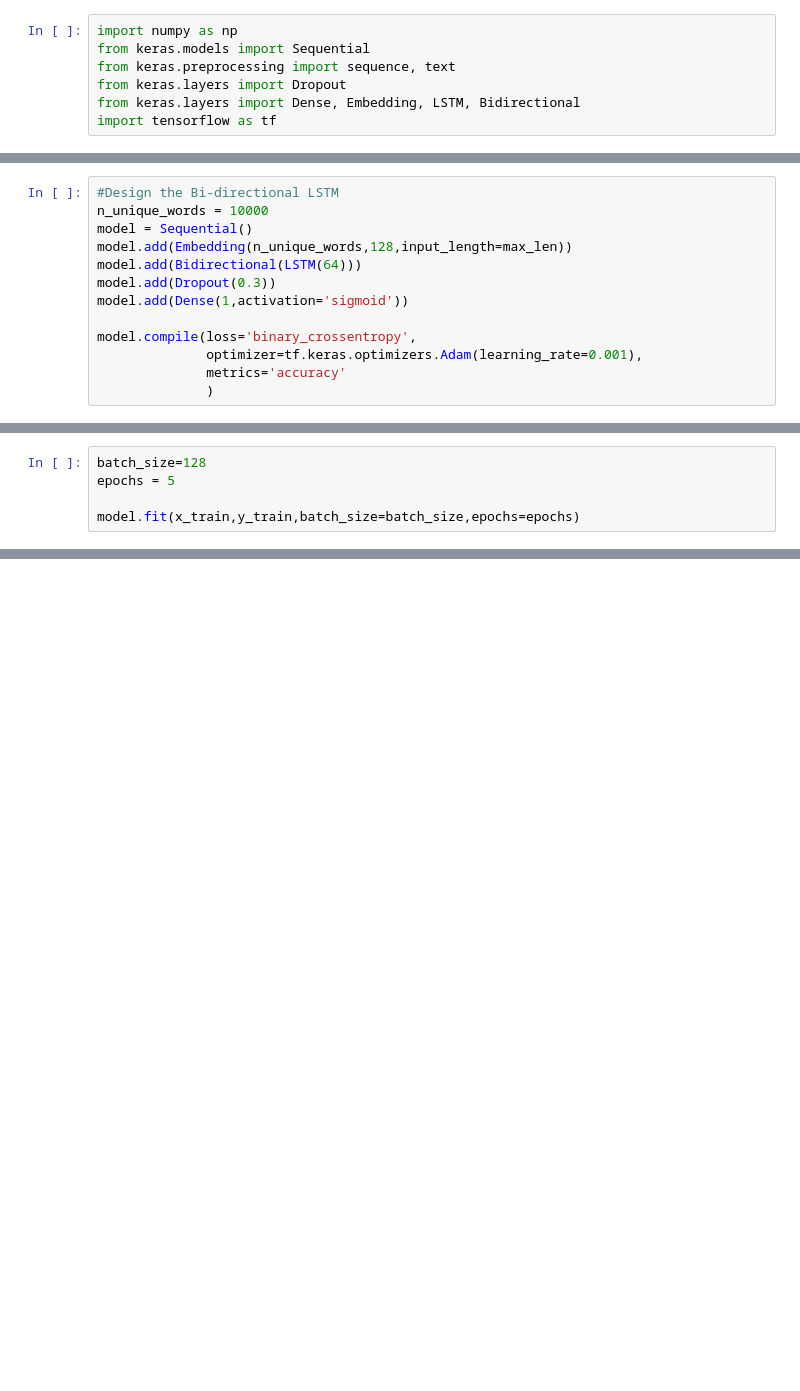
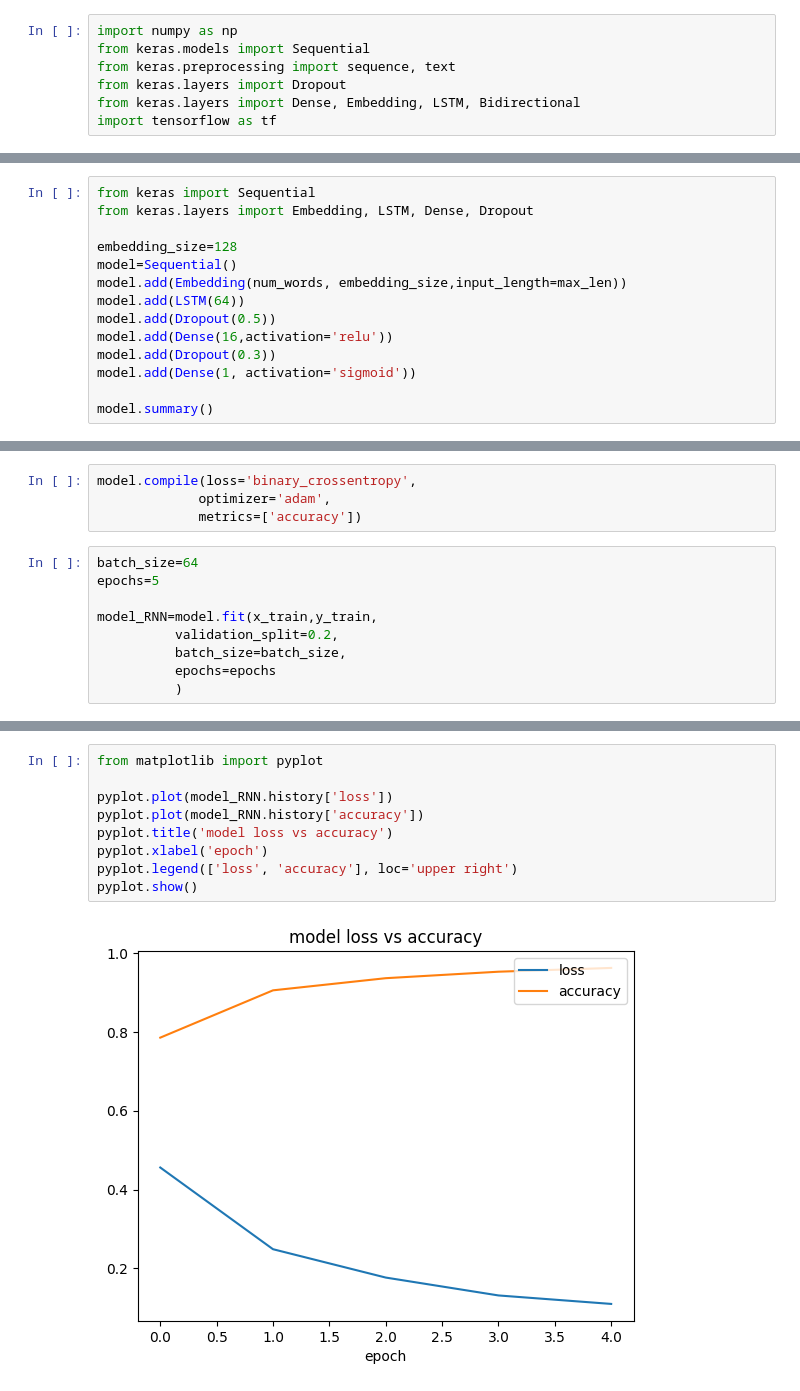
Before and after one commit to TriAnLe171/mlreseach_summer_2023, a Jupyter notebook: BiLSTM_IMDB.ipynb, the cells around one changed output, grey strips where cells are left out. Saved outputs shown, nothing was run; the diff lists cells and outputs as text; blank space fills up the shorter version.

```diff
--- a/BiLSTM_IMDB.ipynb
+++ b/BiLSTM_IMDB.ipynb
@@ -42,14 +23,15 @@ y_train=np.array(y_train)
 # %%
-#Design the Bi-directional LSTM
-n_unique_words = 10000
-model = Sequential()
-model.add(Embedding(n_unique_words,128,input_length=max_len))
-model.add(Bidirectional(LSTM(64)))
+from keras import Sequential
+from keras.layers import Embedding, LSTM, Dense, Dropout
+
+embedding_size=128
+model=Sequential()
+model.add(Embedding(num_words, embedding_size,input_length=max_len))
+model.add(LSTM(64))
+model.add(Dropout(0.5))
+model.add(Dense(16,activation='relu'))
 model.add(Dropout(0.3))
-model.add(Dense(1,activation='sigmoid'))
+model.add(Dense(1, activation='sigmoid'))
 
-model.compile(loss='binary_crossentropy',
-              optimizer=tf.keras.optimizers.Adam(learning_rate=0.001),
-              metrics='accuracy'
-              )
+model.summary()
 # %% [output]
@@ -58,7 +55,15 @@ WARNING:absl:There is a known slowdown when using v2.11+ Keras optimizers on M1/
+# %%
+model.compile(loss='binary_crossentropy',
+             optimizer='adam',
+             metrics=['accuracy'])
 # %%
-batch_size=128
-epochs = 5
+batch_size=64
+epochs=5
 
-model.fit(x_train,y_train,batch_size=batch_size,epochs=epochs)
+model_RNN=model.fit(x_train,y_train,
+          validation_split=0.2,
+          batch_size=batch_size,
+          epochs=epochs
+          )
 # %% [output]
 Epoch 1/5
@@ -80,3 +84,14 @@ Epoch 5/5
+# %%
+from matplotlib import pyplot
+
+pyplot.plot(model_RNN.history['loss'])
+pyplot.plot(model_RNN.history['accuracy'])
+pyplot.title('model loss vs accuracy')
+pyplot.xlabel('epoch')
+pyplot.legend(['loss', 'accuracy'], loc='upper right')
+pyplot.show()
+# %% [output]
+[figure, added]
 # %%
 loss, acc = model.evaluate(x_test,y_test)
 print(f'Test loss: {loss},Test accuracy= {acc}')
```
Also changed, not shown: parts of 15 cells of this notebook, 2 other files.
